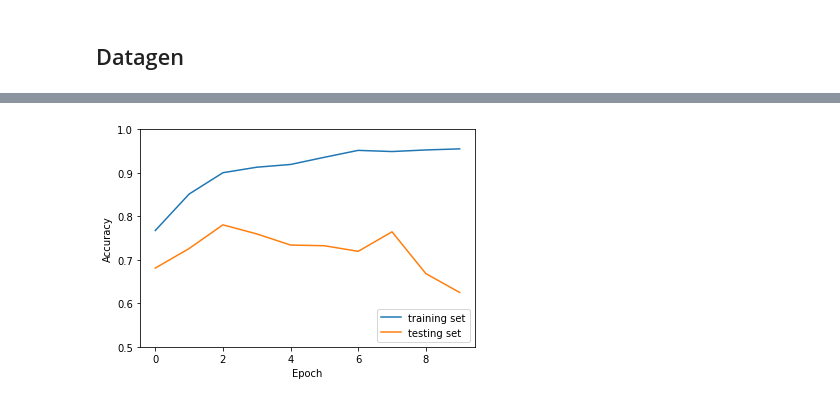
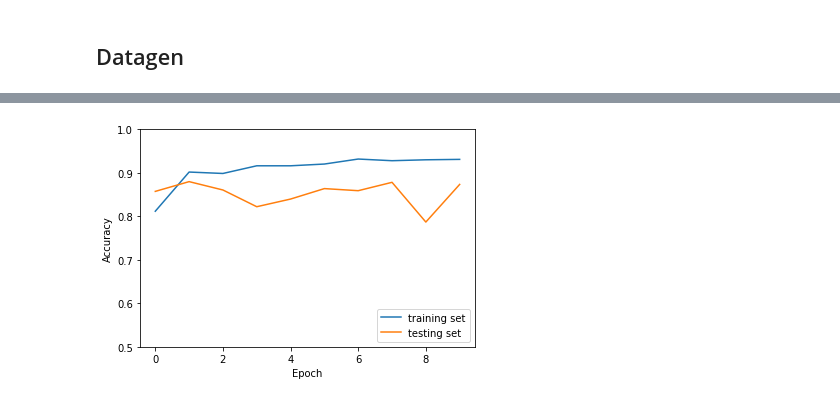
Before and after one commit to leersmathieu/pneumonia-detector, a Jupyter notebook: pneumonia_modeling.ipynb, the cells around one changed output, grey strips where cells are left out. Drawn from its saved outputs; the diff is of its cells as text; code cells hidden in the pictures.

Commit message:
epic advancement for the model acc87 recall92 auc94 and upgrading the app

```diff
--- a/pneumonia_modeling.ipynb
+++ b/pneumonia_modeling.ipynb
@@ -67,9 +85,12 @@ Output size : 2
 # %%
-train_datagen = tf.keras.preprocessing.image.ImageDataGenerator().flow_from_directory(
-        training_images_dir,
+test_datagen = tf.keras.preprocessing.image.ImageDataGenerator(
+    rescale = 1/255
+).flow_from_directory(
+        test_images_dir,
         target_size=(input_size_1, input_size_2),
         color_mode="rgb",
         class_mode="binary",
+        classes=["NORMAL", "PNEUMONIA"],
         batch_size=32,
         shuffle=True,
         seed=42
@@ -79,10 +99,0 @@ Found 5216 images belonging to 2 classes.
-# %%
-test_datagen = tf.keras.preprocessing.image.ImageDataGenerator().flow_from_directory(
-        test_images_dir,
-        target_size=(input_size_1, input_size_2),
-        color_mode="rgb",
-        class_mode="binary",
-        batch_size=32,
-        shuffle=True,
-        seed=42
-)
@@ -174,7 +190,17 @@ model.compile(optimizer='adam',
+# %%
+import tensorflow.keras as keras
+optimizer = "adam"
+
+model.compile(optimizer=optimizer,
+              loss='binary_crossentropy',
+              metrics=['binary_accuracy', tf.keras.metrics.Recall(), tf.keras.metrics.AUC(), ])
+
+#  keras.metrics.TruePositives(), keras.metrics.FalsePositives(), keras.metrics.TrueNegatives(), keras.metrics.FalseNegatives()
 # %%
+epochs = 10
 with tf.device('/GPU:0'):
 
-    history = model.fit(train_datagen, epochs=10,
+    history = model.fit(train_datagen, epochs=epochs,
                         validation_data=test_datagen)
 # %% [output]
 Epoch 1/10
@@ -189,10 +226,10 @@ Epoch 5/10
 # %%
-plt.plot(history.history['accuracy'], label='training set')
-plt.plot(history.history['val_accuracy'], label = 'testing set')
+plt.plot(history.history['binary_accuracy'], label='training set')
+plt.plot(history.history['val_binary_accuracy'], label = 'testing set')
 plt.xlabel('Epoch')
 plt.ylabel('Accuracy')
 plt.ylim([0.5, 1])
 plt.legend(loc='lower right')
 
-test_loss, test_acc = model.evaluate(test_datagen, verbose=2)
+test_loss, test_binacc, test_recall, test_auc = model.evaluate(test_datagen)
 # %% [output]
@@ -200 +237 @@ test_loss, test_acc = model.evaluate(test_datagen, verbose=2)
-[figure, old version]
+[figure, new version]
```
Also changed, not shown: parts of 24 cells of this notebook, 4 other files.
